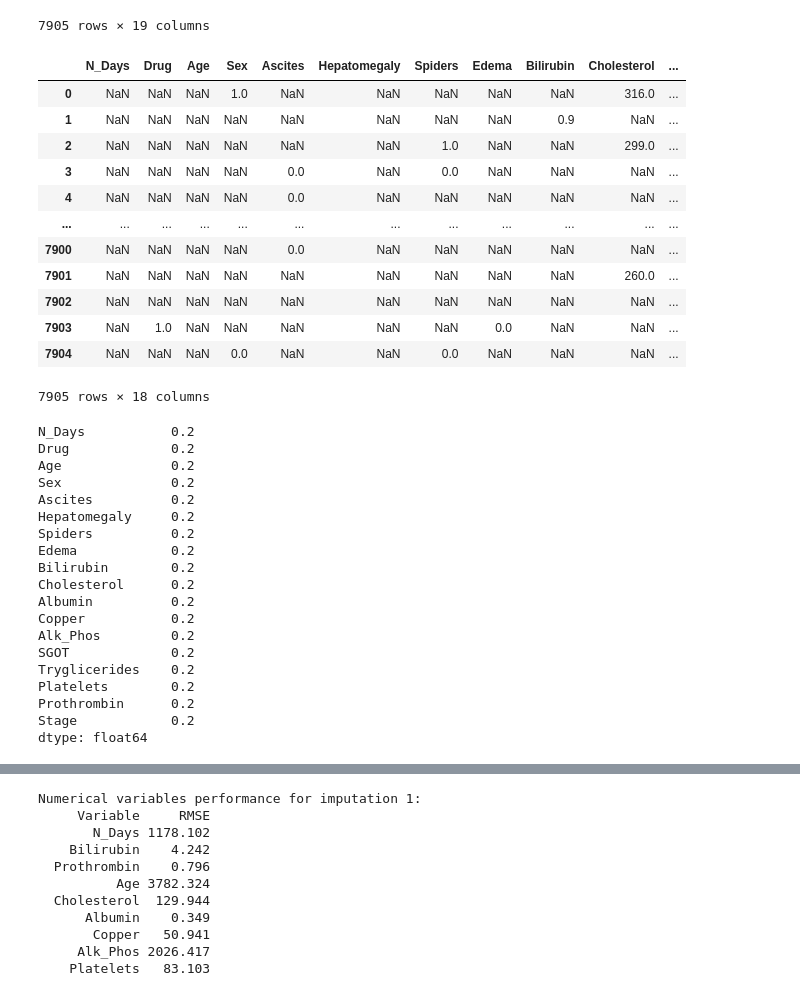
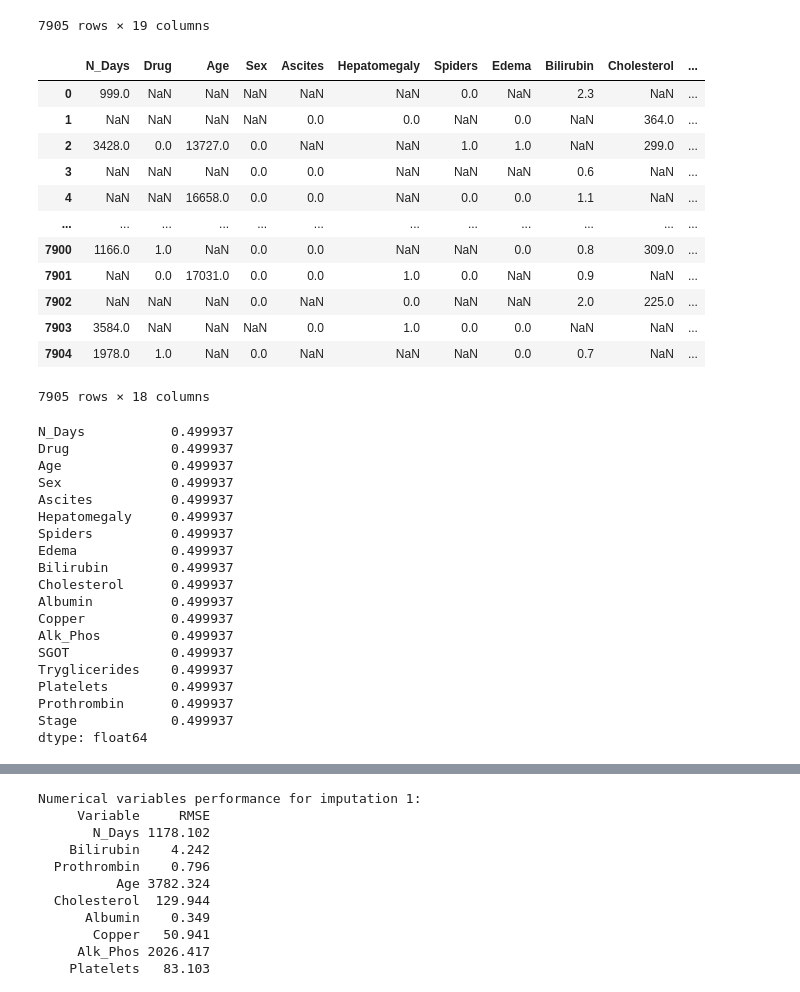
Before and after one commit to leabrodyheine/ML-Kaggle-Cirrhosis-Data, a Jupyter notebook: Imputation Method new.ipynb, the cells around one changed output, grey strips where cells are left out. Cells and saved outputs as stored; diff of their text form; code cells hidden in the pictures.

Commit message:
Actually fixed add_missing_values

```diff
--- a/Imputation Method new.ipynb
+++ b/Imputation Method new.ipynb
@@ -83,7 +83,7 @@ display(training_data_encoded)
 X_copy = training_data_encoded.drop(labels=['Status'], axis=1)
 Y_copy = training_data_encoded["Status"]
 # %%
-def add_missing_values(X_full, Y_full, missing_rate=0.75):
+def add_missing_values(X_full, Y_full, missing_rate):
     """
     Takes a dataframe and adds in some missing values.
 
@@ -102,49 +102,50 @@ def add_missing_values(X_full, Y_full, missing_rate=0.75):
     y_missing = Y_full.copy()
 
     # remove a percentage of entries in each column at random, specified by missing_rate
-    for col in X_full.columns:
-        X_full.loc[X_full.sample(frac=missing_rate).index, col] = np.nan
+    for col in X_missing.columns:
+        X_missing.loc[X_missing.sample(frac=missing_rate).index, col] = np.nan
 
     return X_missing, y_missing
 # %%
 # apply the add_missing_values function to our data
-X_copy_miss, Y_copy_miss = add_missing_values(X_copy, Y_copy, missing_rate=0.8)
+X_copy_miss, Y_copy_miss = add_missing_values(X_copy, Y_copy, 0.5)
 display(X_copy_miss)
 # %% [output]
 |  | N_Days | Drug | Age | Sex | Ascites | Hepatomegaly | Spiders | Edema | Bilirubin | Cholesterol | ... |
-| 0 | NaN | NaN | NaN | 1.0 | NaN | NaN | NaN | NaN | NaN | 316.0 | ... |
-| 1 | NaN | NaN | NaN | NaN | NaN | NaN | NaN | NaN | 0.9 | NaN | ... |
-| 2 | NaN | NaN | NaN | NaN | NaN | NaN | 1.0 | NaN | NaN | 299.0 | ... |
-| 3 | NaN | NaN | NaN | NaN | 0.0 | NaN | 0.0 | NaN | NaN | NaN | ... |
-| 4 | NaN | NaN | NaN | NaN | 0.0 | NaN | NaN | NaN | NaN | NaN | ... |
+| 0 | 999.0 | NaN | NaN | NaN | NaN | NaN | 0.0 | NaN | 2.3 | NaN | ... |
+| 1 | NaN | NaN | NaN | NaN | 0.0 | 0.0 | NaN | 0.0 | NaN | 364.0 | ... |
+| 2 | 3428.0 | 0.0 | 13727.0 | 0.0 | NaN | NaN | 1.0 | 1.0 | NaN | 299.0 | ... |
+| 3 | NaN | NaN | NaN | 0.0 | 0.0 | NaN | NaN | NaN | 0.6 | NaN | ... |
+| 4 | NaN | NaN | 16658.0 | 0.0 | 0.0 | NaN | 0.0 | 0.0 | 1.1 | NaN | ... |
 | ... | ... | ... | ... | ... | ... | ... | ... | ... | ... | ... | ... |
-| 7900 | NaN | NaN | NaN | NaN | 0.0 | NaN | NaN | NaN | NaN | NaN | ... |
-| 7901 | NaN | NaN | NaN | NaN | NaN | NaN | NaN | NaN | NaN | 260.0 | ... |
-| 7902 | NaN | NaN | NaN | NaN | NaN | NaN | NaN | NaN | NaN | NaN | ... |
-| 7903 | NaN | 1.0 | NaN | NaN | NaN | NaN | NaN | 0.0 | NaN | NaN | ... |
-| 7904 | NaN | NaN | NaN | 0.0 | NaN | NaN | 0.0 | NaN | NaN | NaN | ... |
+| 7900 | 1166.0 | 1.0 | NaN | 0.0 | 0.0 | NaN | NaN | 0.0 | 0.8 | 309.0 | ... |
+| 7901 | NaN | 0.0 | 17031.0 | 0.0 | 0.0 | 1.0 | 0.0 | NaN | 0.9 | NaN | ... |
+| 7902 | NaN | NaN | NaN | 0.0 | NaN | 0.0 | NaN | NaN | 2.0 | 225.0 | ... |
+| 7903 | 3584.0 | NaN | NaN | NaN | 0.0 | 1.0 | 0.0 | 0.0 | NaN | NaN | ... |
+| 7904 | 1978.0 | 1.0 | NaN | 0.0 | NaN | NaN | NaN | 0.0 | 0.7 | NaN | ... |
 7905 rows × 18 columns
 # %%
+# check that the correct proportions of values have been removed
 X_copy_miss.isnull().sum() / len(X_copy_miss)
 # %% [output]
-N_Days           0.2
-Drug             0.2
-Age              0.2
-Sex              0.2
-Ascites          0.2
-Hepatomegaly     0.2
-Spiders          0.2
-Edema            0.2
-Bilirubin        0.2
-Cholesterol      0.2
-Albumin          0.2
-Copper           0.2
-Alk_Phos         0.2
-SGOT             0.2
-Tryglicerides    0.2
-Platelets        0.2
-Prothrombin      0.2
-Stage            0.2
+N_Days           0.499937
+Drug             0.499937
+Age              0.499937
+Sex              0.499937
+Ascites          0.499937
+Hepatomegaly     0.499937
+Spiders          0.499937
+Edema            0.499937
+Bilirubin        0.499937
+Cholesterol      0.499937
+Albumin          0.499937
+Copper           0.499937
+Alk_Phos         0.499937
+SGOT             0.499937
+Tryglicerides    0.499937
+Platelets        0.499937
+Prothrombin      0.499937
+Stage            0.499937
 dtype: float64
 # %%
 # Imputation 2: impute each missing value with the mean value from k nearest neighbours
```
Also changed, not shown: parts of 1 cell of this notebook.
